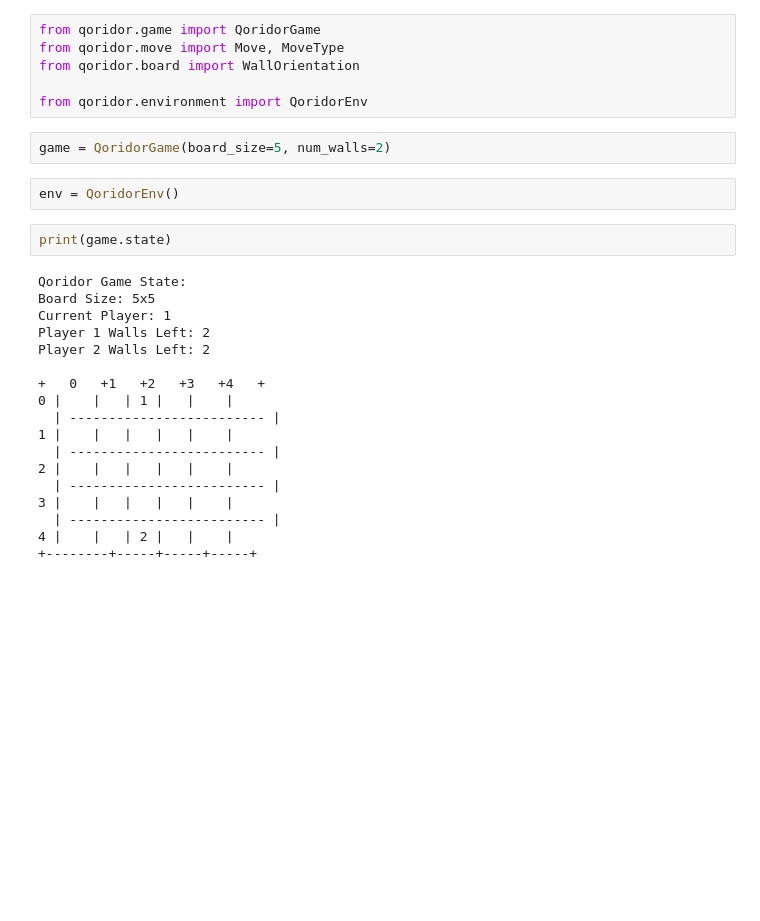
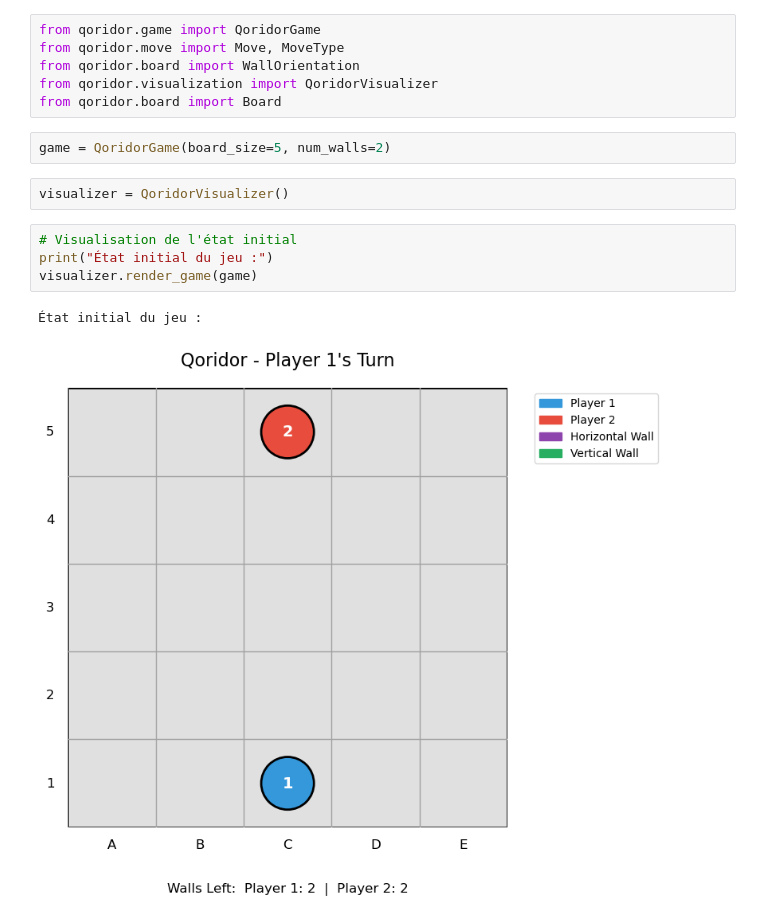
Before and after one commit to LaComete3/Quoridor_581, a Jupyter notebook: main.ipynb, the cells around one changed output. Drawn from its saved outputs; the diff is of its cells as text; blank space fills up the shorter version.

```diff
--- a/main.ipynb
+++ b/main.ipynb
@@ -2,29 +2,16 @@
 from qoridor.game import QoridorGame
 from qoridor.move import Move, MoveType
 from qoridor.board import WallOrientation
-
-from qoridor.environment import QoridorEnv
+from qoridor.visualization import QoridorVisualizer
+from qoridor.board import Board
 # %%
 game = QoridorGame(board_size=5, num_walls=2)
-# %%
-env = QoridorEnv()
-# %%
-print(game.state)
-# %% [output]
-Qoridor Game State:
-Board Size: 5x5
-Current Player: 1
-Player 1 Walls Left: 2
-Player 2 Walls Left: 2
-
-+   0   +1   +2   +3   +4   +
-0 |    |   | 1 |   |    |
-  | ------------------------- |
-1 |    |   |   |   |    |
-  | ------------------------- |
-2 |    |   |   |   |    |
-  | ------------------------- |
-3 |    |   |   |   |    |
-  | ------------------------- |
-4 |    |   | 2 |   |    |
-+--------+-----+-----+-----+
+# %%
+visualizer = QoridorVisualizer()
+# %%
+# Visualisation de l'état initial
+print("État initial du jeu :")
+visualizer.render_game(game)
+# %% [output]
+État initial du jeu :
+[figure, added]
```
Also changed, not shown: parts of 13 cells of this notebook, 2 other files.
